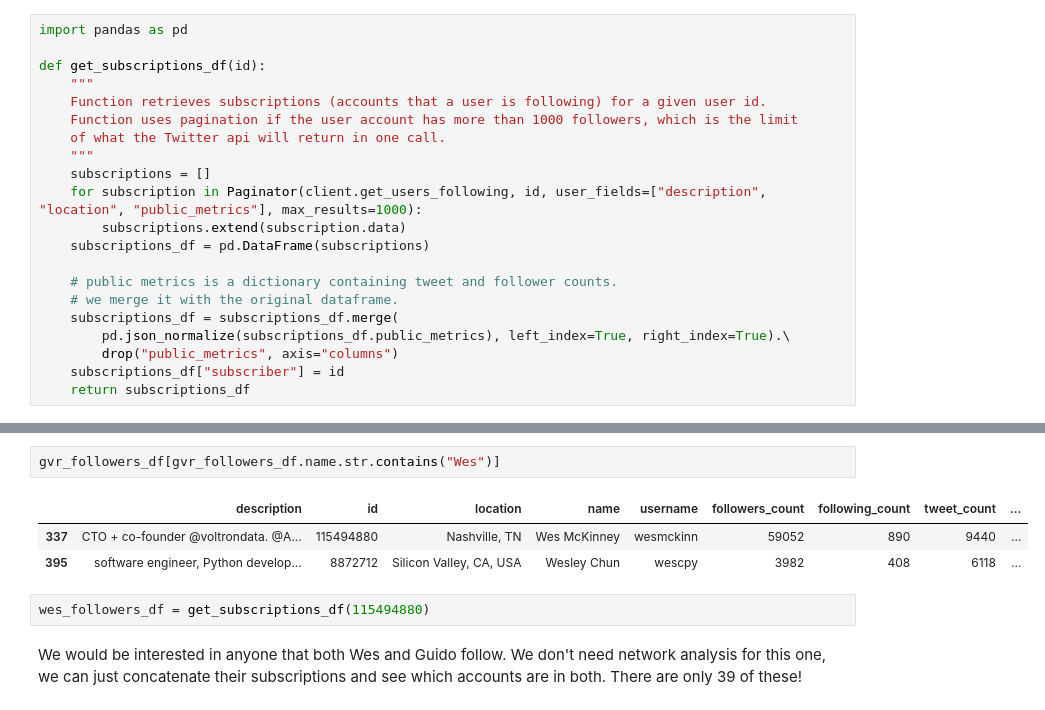
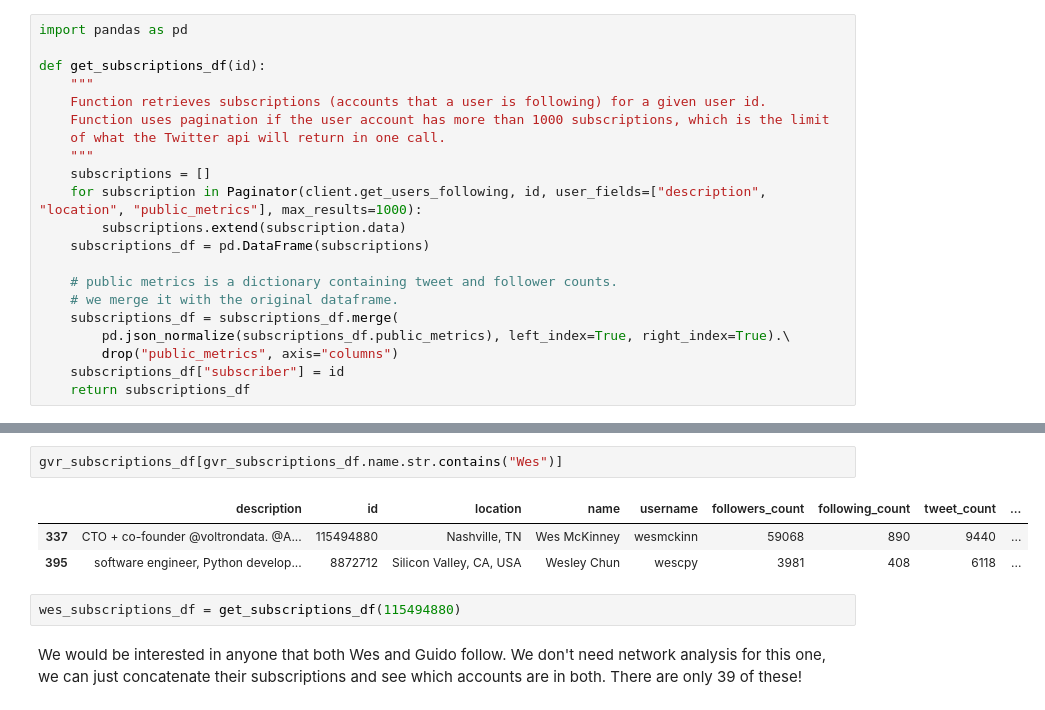
Before and after one commit to oneextrafact/python-twitterverse, a Jupyter notebook: notebooks/1.0-daveg-python-social-network.ipynb, the cells around one changed output, grey strips where cells are left out. Saved outputs shown, nothing was run; the diff lists cells and outputs as text.

```diff
--- a/notebooks/1.0-daveg-python-social-network.ipynb
+++ b/notebooks/1.0-daveg-python-social-network.ipynb
@@ -26,7 +28,7 @@ import pandas as pd
 def get_subscriptions_df(id):
     """
     Function retrieves subscriptions (accounts that a user is following) for a given user id.
-    Function uses pagination if the user account has more than 1000 followers, which is the limit
+    Function uses pagination if the user account has more than 1000 subscriptions, which is the limit
     of what the Twitter api will return in one call.
     """
     subscriptions = []
@@ -67,13 +76,13 @@ We are left with a problem, though. If we tried to get the subscriptions of GVR'
 
 I'm kind of curious about the last approach. For example, It would be interesting to see the people who both Wes McKinney (creator of Pandas) and Guido Van Rossum follow. We can search for Wes in the followers list and, sure enough, there he is. Luckily for us he has just under 1000 users so we can retrieve his followers with one call to the API.
 # %%
-gvr_followers_df[gvr_followers_df.name.str.contains("Wes")]
+gvr_subscriptions_df[gvr_subscriptions_df.name.str.contains("Wes")]
 # %% [output]
 |  | description | id | location | name | username | followers_count | following_count | tweet_count | ... |
-| 337 | CTO + co-founder @voltrondata. @A... | 115494880 | Nashville, TN | Wes McKinney | wesmckinn | 59052 | 890 | 9440 | ... |
-| 395 | software engineer, Python develop... | 8872712 | Silicon Valley, CA, USA | Wesley Chun | wescpy | 3982 | 408 | 6118 | ... |
+| 337 | CTO + co-founder @voltrondata. @A... | 115494880 | Nashville, TN | Wes McKinney | wesmckinn | 59068 | 890 | 9440 | ... |
+| 395 | software engineer, Python develop... | 8872712 | Silicon Valley, CA, USA | Wesley Chun | wescpy | 3981 | 408 | 6118 | ... |
 # %%
-wes_followers_df = get_subscriptions_df(115494880)
+wes_subscriptions_df = get_subscriptions_df(115494880)
 # %% [markdown]
 We would be interested in anyone that both Wes and Guido follow. We don't need network analysis for this one, we can just concatenate their subscriptions and see which accounts are in both. There are only 39 of these!
 # %%
```
Also changed, not shown: parts of 35 cells of this notebook.
